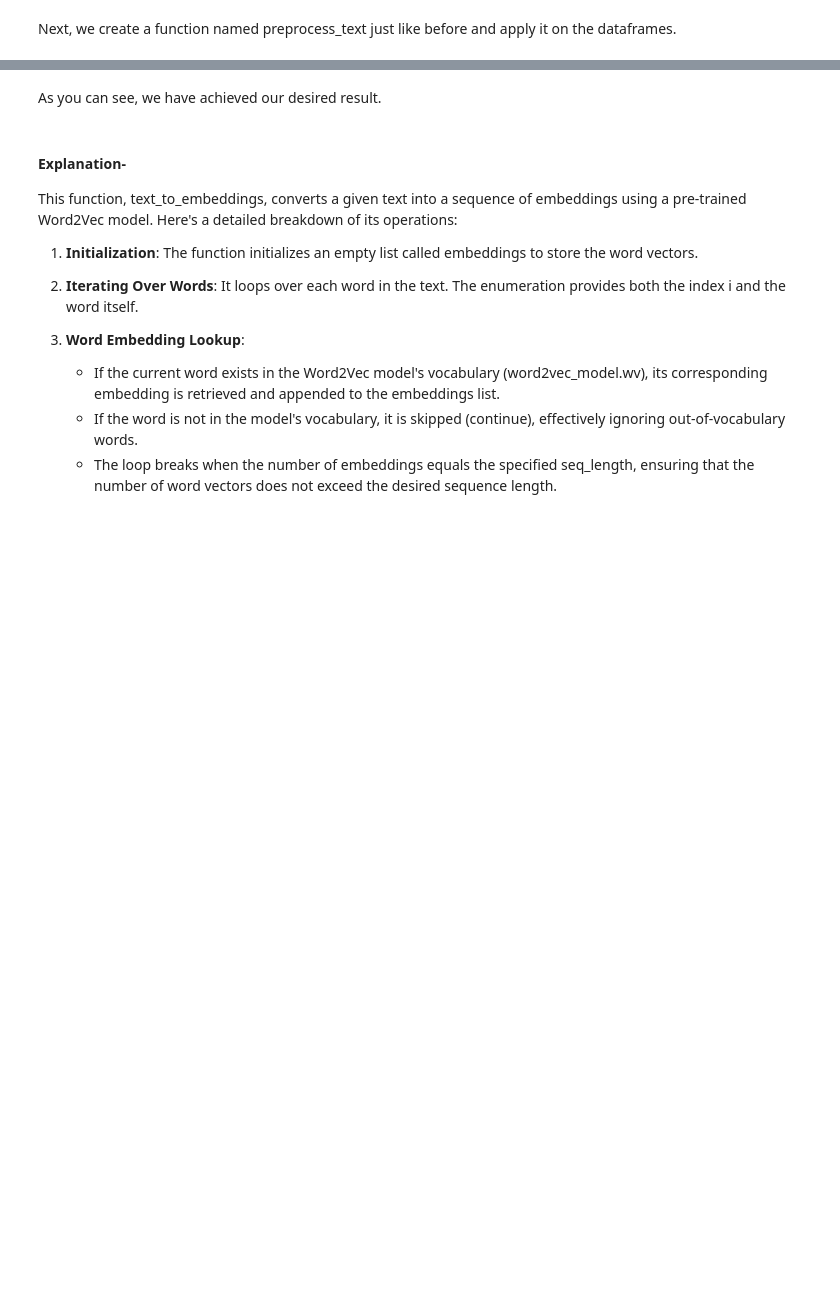
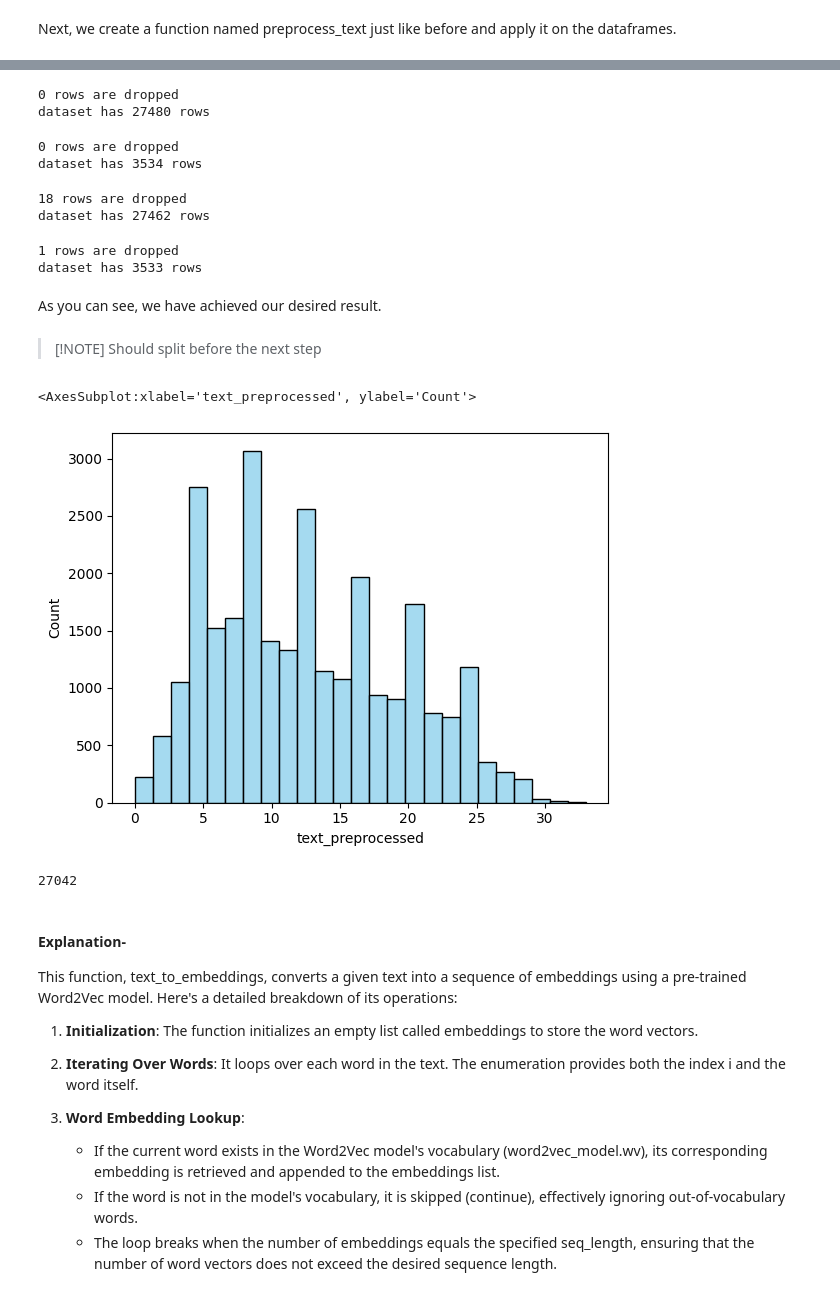
Before and after one commit to aquilina-barhouche/GenAI-Pinnacle-Program, a Jupyter notebook: 06_NLP_using_PyTorch/Assignments/Assignment 2/M3V6_Draft.ipynb, the cells around one changed output, grey strips where cells are left out. Saved outputs shown, nothing was run; the diff lists cells and outputs as text; code cells hidden in the pictures; blank space fills up the shorter version.

```diff
--- a/06_NLP_using_PyTorch/Assignments/Assignment 2/M3V6_Draft.ipynb
+++ b/06_NLP_using_PyTorch/Assignments/Assignment 2/M3V6_Draft.ipynb
@@ -50,7 +118,6 @@ def preprocess_text(text):
 # %%
-#apply the preprocess text to
-train['user_review'] = train.user_review.apply(preprocess_text)
-validation['user_review'] = validation.user_review.apply(preprocess_text)
-test['user_review'] = test.user_review.apply(preprocess_text)
+#apply the text_preprocess to
+train_df["text_preprocessed"] = train_df["text"].apply(text_preprocess)
+test_df["text_preprocessed"] = test_df["text"].apply(text_preprocess)
 # %%
 #check the head of train data
@@ -58,13 +144,67 @@ train.head()
+# %%
+before = len(train_df)
+train_df.drop_duplicates(subset=["text", "polarity"], inplace=True)
+print(f"{before - len(train_df)} rows are dropped")
+print(f"dataset has {len(train_df)} rows")
+# %% [output]
+0 rows are dropped
+dataset has 27480 rows
+# %%
+before = len(test_df)
+test_df.drop_duplicates(subset=["text", "polarity"], inplace=True)
+print(f"{before - len(test_df)} rows are dropped")
+print(f"dataset has {len(test_df)} rows")
+# %% [output]
+0 rows are dropped
+dataset has 3534 rows
+# %%
+def is_garbled(text, threshold=0.5):
+    non_alpha_ratio = len(re.findall(r'[^a-zA-Z\s]', text)) / max(len(text), 1)
+    return non_alpha_ratio > threshold
+# %%
+before = len(train_df)
+train_df = train_df[~train_df["text"].apply(is_garbled)]
+print(f"{before - len(train_df)} rows are dropped")
+print(f"dataset has {len(train_df)} rows")
+# %% [output]
+18 rows are dropped
+dataset has 27462 rows
+# %%
+before = len(test_df)
+test_df = test_df[~test_df["text"].apply(is_garbled)]
+print(f"{before - len(test_df)} rows are dropped")
+print(f"dataset has {len(test_df)} rows")
+# %% [output]
+1 rows are dropped
+dataset has 3533 rows
 # %% [markdown]
 As you can see, we have achieved our desired result.
+# %% [markdown]
+> [!NOTE] Should split before the next step
+# %%
+import matplotlib.pyplot as plt
+import seaborn as sns
+
+# Calculate word counts
+train_word_counts = train_df['text_preprocessed'].apply(lambda x: len(x))
+
+# Create side-by-side histograms with separate y-axis scales
+sns.histplot(train_word_counts, bins=25, color='skyblue')
+# %% [output]
+<AxesSubplot:xlabel='text_preprocessed', ylabel='Count'>
+[figure, added]
 # %%
 # Fetch embeddings
-word2vec_model = Word2Vec(sentences=train.user_review.values.tolist(),
-                          vector_size=100, min_count=1, workers=4)
+word2vec_model = Word2Vec(
+    sentences=train_df.text_preprocessed.values.tolist(),
+    vector_size=100, min_count=1, workers=4
+    )
 
 # Get vocabulary size
 vocab_size = len(word2vec_model.wv)
 print(vocab_size)
+# %% [output]
+27042
 # %%
 # Convert text to Word2Vec embeddings
 def text_to_embeddings(text, word2vec_model, seq_length):
```
Also changed, not shown: parts of 36 cells of this notebook, 14 other files.
